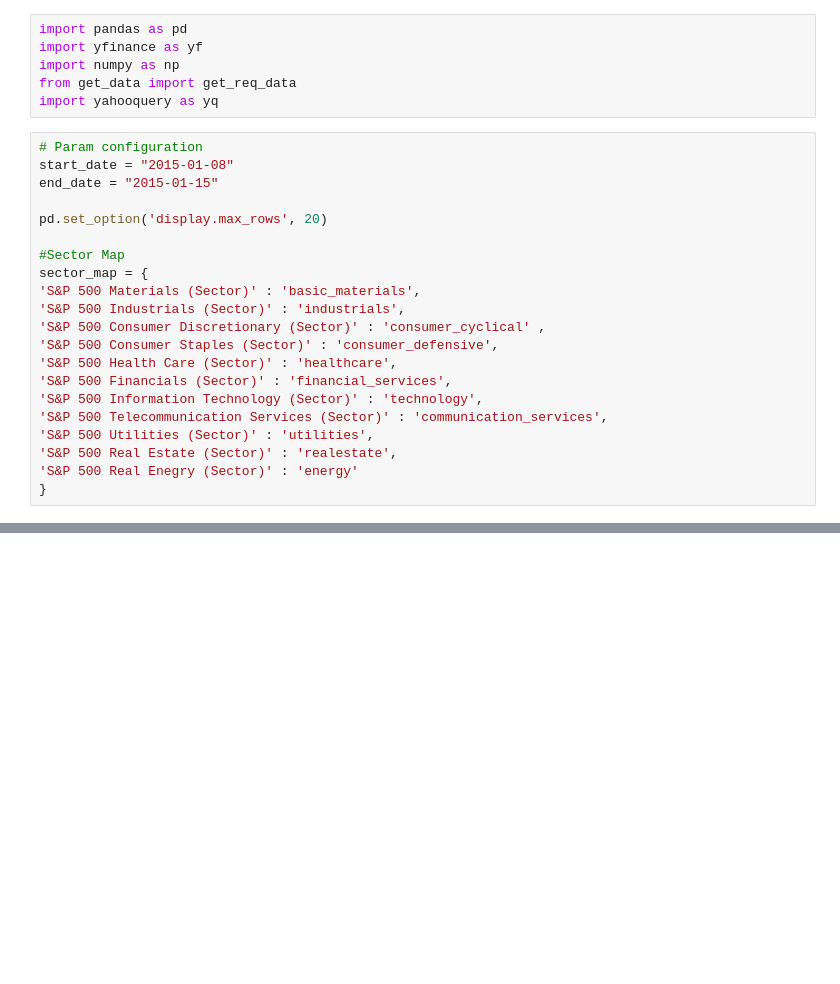
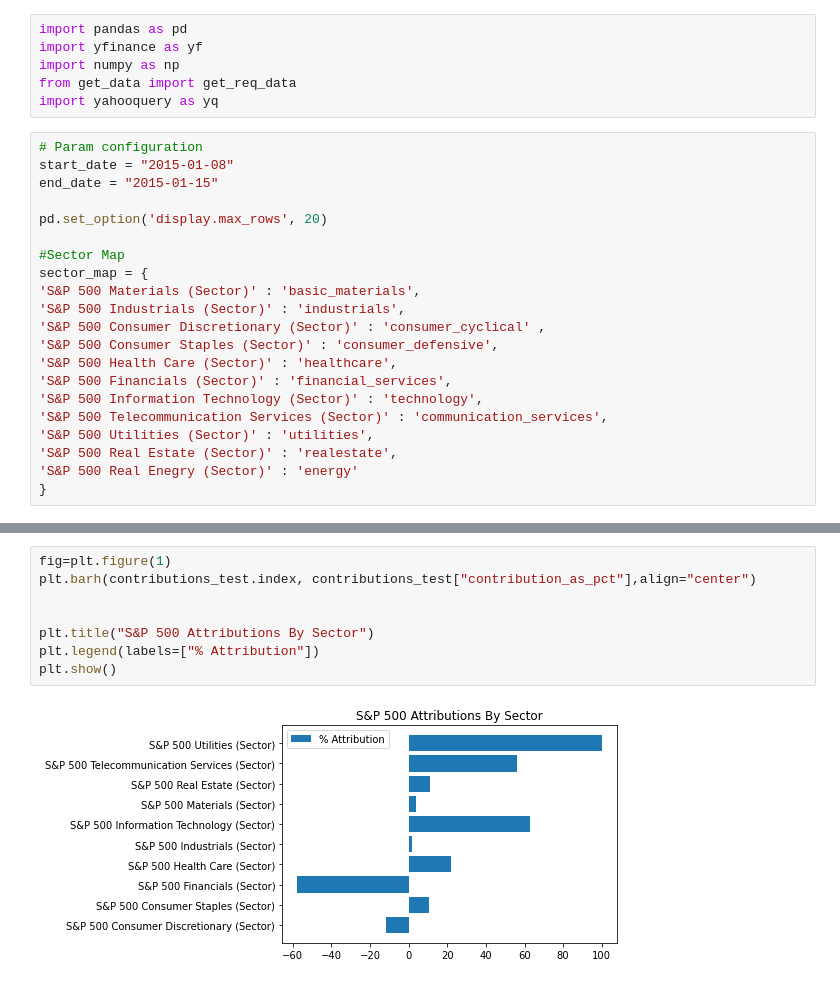
Before and after one commit to ahallson/TH_CSIDS, a Jupyter notebook: Experiment/model.ipynb, the cells around one changed output, grey strips where cells are left out. Cells and saved outputs as stored; diff of their text form; blank space fills up the shorter version.

```diff
--- a/Experiment/model.ipynb
+++ b/Experiment/model.ipynb
@@ -101,0 +103,10 @@ contributions
+# %%
+fig=plt.figure(1)
+plt.barh(contributions_test.index, contributions_test["contribution_as_pct"],align="center")
+
+
+plt.title("S&P 500 Attributions By Sector")
+plt.legend(labels=["% Attribution"])
+plt.show()
+# %% [output]
+[figure, added]
```
Also changed, not shown: parts of 6 cells of this notebook, 1 other file.
